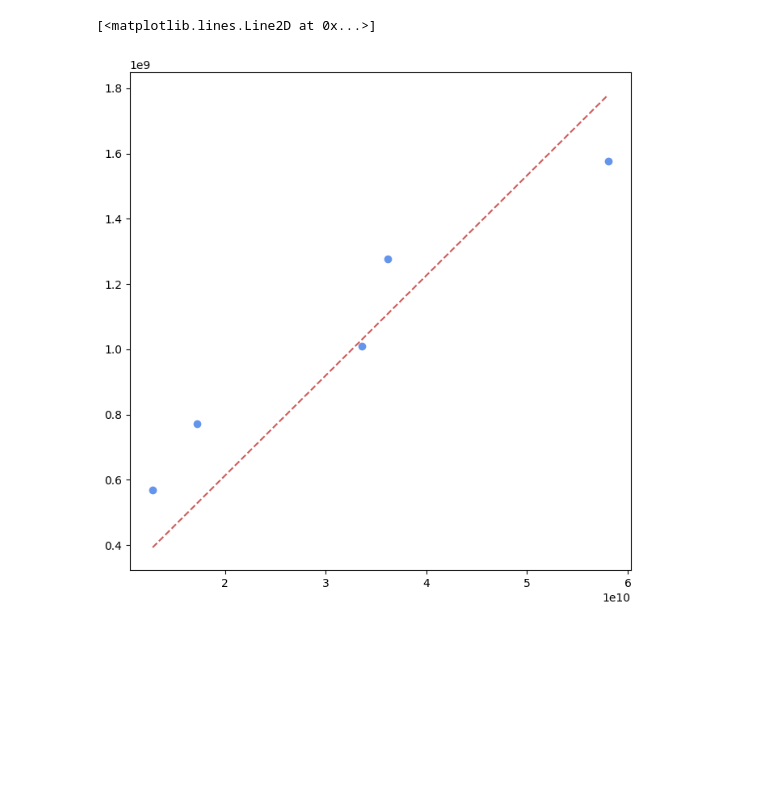
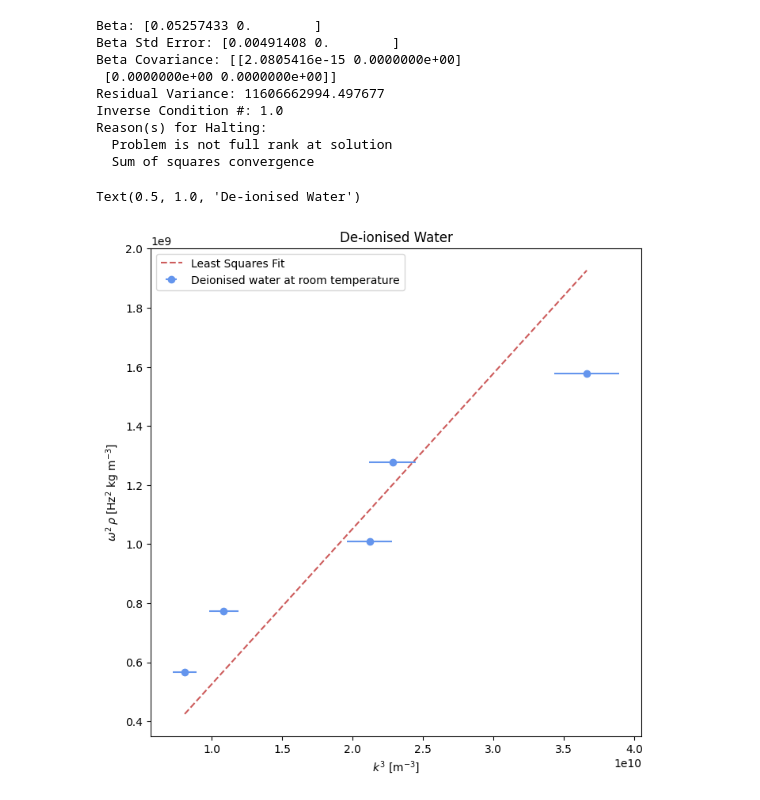
Before and after one commit to daraghhollman/UCD_4thYear_Labs, a Jupyter notebook: surfaceTension/python/Analysis.ipynb, the cells around one changed output. Drawn from its saved outputs; the diff is of its cells as text; code cells hidden in the pictures; blank space fills up the shorter version.

```diff
--- a/surfaceTension/python/Analysis.ipynb
+++ b/surfaceTension/python/Analysis.ipynb
@@ -30,41 +46,73 @@ def GetAngularFrequencies(frequencies):
 def GetDiffractionAngles(spacings):
     # Input in meters will give an output in degrees
 
-    diffractionAngles = np.arctan2(spacings, L)
+    diffractionAngles = unp.arctan2(spacings, L)
 
     return diffractionAngles
 # %%
 def GetWaveNumbers(diffractionAngles):
-    innerBracket = np.sin(grazingAngle + diffractionAngles / 2) + np.sin(grazingAngle - diffractionAngles / 2)
+    innerBracket = unp.sin(grazingAngle + diffractionAngles / 2) + unp.sin(grazingAngle - diffractionAngles / 2)
 
-    waveNumbers = 2 * (np.pi / lightWavelength) * np.sin(diffractionAngles / 2) * innerBracket
+    waveNumbers = 2 * (np.pi / lightWavelength) * unp.sin(diffractionAngles / 2) * innerBracket
 
     return waveNumbers
 # %%
 # De-ionised water @ room temperature
 
-waterFrequencies, waterSpacings, waterSpacingUncertainties = LoadData(rootPath + "/water.txt")
+waterFrequencies, waterSpacings = LoadData(rootPath + "/water.txt")
 
 waterAngularFrequencies = GetAngularFrequencies(waterFrequencies)
 
 waterDiffractionAngles = GetDiffractionAngles(waterSpacings)
 
 waterWaveNumbers = GetWaveNumbers(waterDiffractionAngles)
+# %%
+def LinearFunc(p, x):
+    m, c = p
+    return m * x + c
+
+def PerformODR(function, x, y, xErr):
+    model = odr.Model(function)
+
+    data = odr.Data(x, y, wd= 1/xErr)
+
+    odrOutput = odr.ODR(data, model, beta0=[0.03, 0])
+
+    return odrOutput.run()
 # %%
-waterXValues = waterWaveNumbers**3
-waterYValues = waterDensity * waterAngularFrequencies**2
+waterXValues = unp.nominal_values(waterWaveNumbers**3)
+waterXErr = unp.std_devs(waterWaveNumbers**3)
+
+waterYValues = unp.nominal_values(waterDensity * waterAngularFrequencies**2)
+waterYErr = unp.std_devs(waterDensity * waterAngularFrequencies**2)
 
 fig, ax = plt.subplots(figsize=(8,8))
 
-ax.errorbar(waterXValues, waterYValues, fmt="o", color="cornflowerblue")
+ax.errorbar(waterXValues, waterYValues, xerr=waterXErr, fmt="o", color="cornflowerblue", label="Deionised water at room temperature")
 
-def LinearFunc(x, m, c):
-    return m * x + c
 
-waterPars, waterCov = curve_fit(LinearFunc, waterXValues, waterYValues)
+regression = PerformODR(LinearFunc, waterXValues, waterYValues, waterXErr)
+#waterPars, waterCov = curve_fit(LinearFunc, waterXValues, waterYValues, [0.03, 0])
+
+regression.pprint()
 
 waterXRange = np.linspace(np.min(waterXValues), np.max(waterXValues), 100)
-ax.plot(waterXValues, LinearFunc(waterXValues, waterPars[0], waterPars[1]), color="indianred", ls="dashed")
+ax.plot(waterXValues, LinearFunc(regression.beta, waterXValues), color="indianred", ls="dashed", label="Least Squares Fit")
+#ax.plot(waterXValues, LinearFunc(waterXValues, waterPars[0], waterPars[1]), color="indianred", ls="dashed", label="Least Squares Fit")
+
+ax.set_xlabel("$k^3$ [m$^{-3}$]")
+ax.set_ylabel(r"$\omega^2 \,\rho$ [Hz$^2$ kg m$^{-3}$]")
+ax.legend()
+ax.set_title("De-ionised Water")
 # %% [output]
-[<matplotlib.lines.Line2D at 0x...>]
+Beta: [0.05257433 0.        ]
+Beta Std Error: [0.00491408 0.        ]
+Beta Covariance: [[2.0805416e-15 0.0000000e+00]
+ [0.0000000e+00 0.0000000e+00]]
+Residual Variance: 11606662994.497677
+Inverse Condition #: 1.0
+Reason(s) for Halting:
+  Problem is not full rank at solution
+  Sum of squares convergence
+Text(0.5, 1.0, 'De-ionised Water')
-[figure, old version]
+[figure, new version]
```
Also changed, not shown: parts of 3 cells of this notebook.
